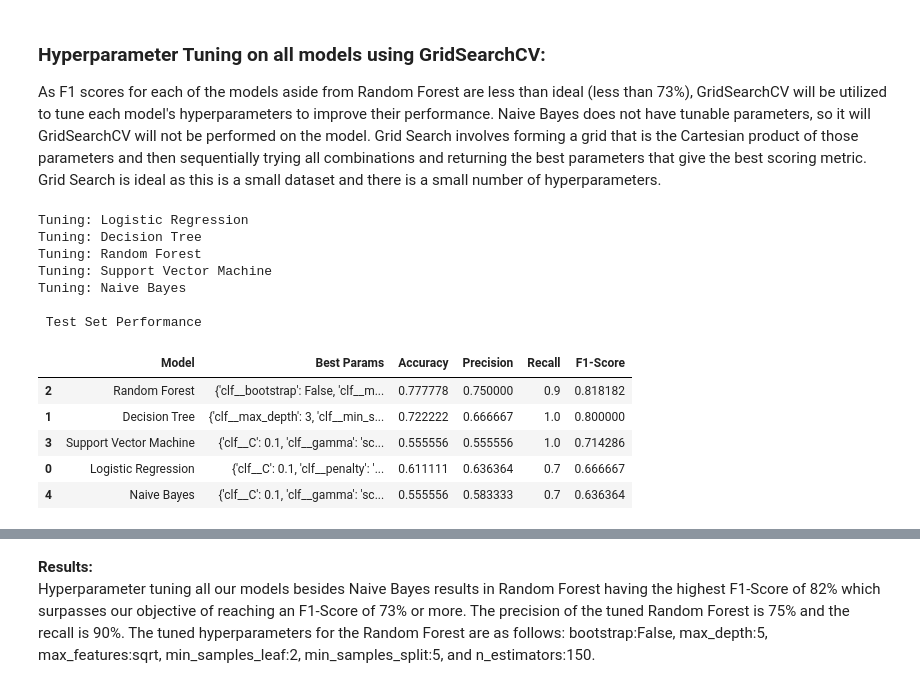
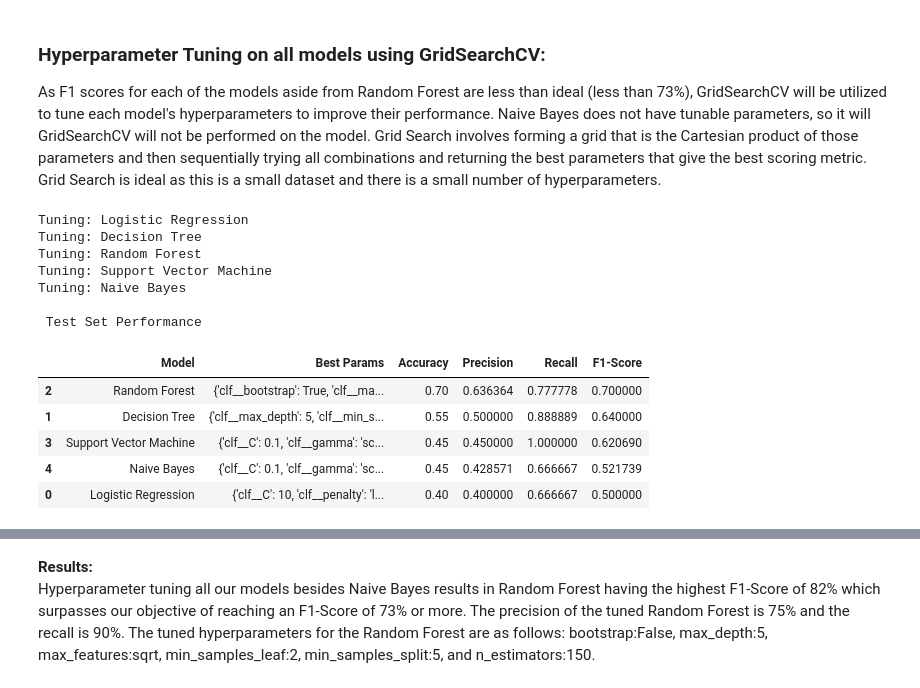
Before and after one commit to Sooihk/Apziva-Project-Happy-Customers, a Jupyter notebook: notebooks/HappyCustomers.ipynb, the cells around one changed output, grey strips where cells are left out. Saved outputs shown, nothing was run; the diff lists cells and outputs as text; code cells hidden in the pictures.

```diff
--- a/notebooks/HappyCustomers.ipynb
+++ b/notebooks/HappyCustomers.ipynb
@@ -297,13 +310,16 @@ The following classification models will be used to predict of a customer is hap
 - Naive Bayes (Bayes Theorem probabilistic classifer)
 # %%
 # Selecting features and target
-selected_features = ['Delivered_On_Time', 'Satisfied_With_Courier', 'Everything_Wanted_Ordered', 'Ordering_Ease']
-x = customer_survey[selected_features]
-y = customer_survey['Target']
-random_seed = 3
+selected_features = ['Delivered_On_Time', 'Satisfied_With_Courier', 'Everything_Wanted_Ordered', 'Ordering_Ease']#,'Contents_As_Expected', 'Good_Price']
+#x = customer_survey[selected_features]
+#y = customer_survey['Target']
+random_seed = 42
 
 # Splitting Dataset
-x_train, x_test, y_train, y_test = train_test_split(x, y, test_size=0.14, random_state=random_seed)
+#x_train, x_test, y_train, y_test = train_test_split(x, y, test_size=0.14, random_state=random_seed)
+x_train = X_train[selected_features]
+x_test = X_test[selected_features]
+
 x_train.to_csv('../data/processed/final_x_train.csv', index=False)
 y_train.to_csv('../data/processed/final_y_train.csv', index=False)
 x_test.to_csv('../data/processed/final_x_test.csv', index=False)
@@ -367,15 +396,17 @@ OSError: Cannot save file into a non-existent directory: 'Apziva Project 1\data\
 ### Hyperparameter Tuning on all models using GridSearchCV:
 As F1 scores for each of the models aside from Random Forest are less than ideal (less than 73%), GridSearchCV will be utilized to tune each model's hyperparameters to improve their performance. Naive Bayes does not have tunable parameters, so it will GridSearchCV will not be performed on the model. Grid Search involves forming a grid that is the Cartesian product of those parameters and then sequentially trying all combinations and returning the best parameters that give the best scoring metric. Grid Search is ideal as this is a small dataset and there is a small number of hyperparameters.
 # %%
+from sklearn.model_selection import StratifiedKFold
+cv_strategy = StratifiedKFold(n_splits=5, shuffle=True, random_state=42)
 
 # Feature selection
-selected_features = ['Delivered_On_Time', 'Satisfied_With_Courier', 'Everything_Wanted_Ordered', 'Ordering_Ease']
-x = customer_survey[selected_features]
-y = customer_survey['Target']
-random_seed = 3
+#selected_features = ['Delivered_On_Time', 'Satisfied_With_Courier', 'Everything_Wanted_Ordered', 'Ordering_Ease']
+#x = customer_survey[selected_features]
+#y = customer_survey['Target']
+#random_seed = 3
 
 # Train-test split
-x_train, x_test, y_train, y_test = train_test_split(x, y, test_size=0.14, random_state=random_seed)
+#x_train, x_test, y_train, y_test = train_test_split(x, y, test_size=0.14, random_state=random_seed)
 
 # Define hyperparameter grids for each model, use clf__parameter format due to using Pipeline
 param_grids = {
@@ -392,12 +423,12 @@ param_grids = {
     },
 
     'Random Forest': {
-        'clf__n_estimators': [50, 100, 150], # Number of trees in forest, more trees leads to better generalization
-        'clf__max_depth': [3, 5, 10, None], # Tree depth limit per tree
-        'clf__min_samples_split': [2, 5], # threshold for when a node should split
-        'clf__min_samples_leaf': [1, 2], # mininum number of samples required in a leaf
-        'clf__max_features': ['sqrt', 'log2'], # number of features to consider at each split
-        'clf__bootstrap' : [True, False]
+        'clf__n_estimators': [50, 100, 150, 200],          # More trees for stability
+        'clf__max_depth': [None, 3,5,10],             # Prevent overfitting, allow flexibility
+        'clf__min_samples_split': [2, 5],              # Standard for small data
+        'clf__min_samples_leaf': [1, 2],               # Allow fine-grained learning
+        'clf__max_features': ['sqrt'],                 # Best practice for classification
+        'clf__bootstrap': [True]
     },
 
     'Support Vector Machine': {
@@ -426,7 +457,8 @@ for name, pipeline in model_defs.items():
     # for models with parameter grids, perform exhaustive hyperparameter search using 5-fold cross validation.
     if name in param_grids:
         # Use GridSearchCV for models with hyperparameters, optmize for F1-Score during search
-        grid = GridSearchCV(pipeline, param_grids[name], scoring='f1', cv=5, n_jobs=-1)
+        grid = GridSearchCV(pipeline, param_grids[name], scoring='f1', cv=cv_strategy, n_jobs=-1)
+        #grid = GridSearchCV(pipeline, param_grids[name], scoring='f1', cv=5, n_jobs=-1)
         grid.fit(x_train, y_train)
         # obtain model trained with best hyperparameters during grid search
         best_model = grid.best_estimator_
@@ -438,38 +470,38 @@ for name, pipeline in model_defs.items():
     # Predict on test subdataset
     y_test_pred = best_model.predict(x_test)
 
     # Test metrics
     test_report = classification_report(y_test, y_test_pred, output_dict=True, zero_division=0)
     test_results.append({
         'Model': name,
         "Best Params": grid.best_params_,
         'Accuracy': accuracy_score(y_test, y_test_pred),
         'Precision': test_report['1']['precision'],
         'Recall': test_report['1']['recall'],
         'F1-Score': test_report['1']['f1-score']
     })
 
 
 # Create results DataFrames
 tunned_test_metrics = pd.DataFrame(test_results).sort_values(by='F1-Score', ascending=False)
 
 # Output both DataFrames
 print("\n Test Set Performance")
 display(tunned_test_metrics)
 # %% [output]
 Tuning: Logistic Regression
 Tuning: Decision Tree
 Tuning: Random Forest
 Tuning: Support Vector Machine
 Tuning: Naive Bayes
 
  Test Set Performance
 |  | Model | Best Params | Accuracy | Precision | Recall | F1-Score |
-| 2 | Random Forest | {'clf__bootstrap': False, 'clf__m... | 0.777778 | 0.750000 | 0.9 | 0.818182 |
-| 1 | Decision Tree | {'clf__max_depth': 3, 'clf__min_s... | 0.722222 | 0.666667 | 1.0 | 0.800000 |
-| 3 | Support Vector Machine | {'clf__C': 0.1, 'clf__gamma': 'sc... | 0.555556 | 0.555556 | 1.0 | 0.714286 |
-| 0 | Logistic Regression | {'clf__C': 0.1, 'clf__penalty': '... | 0.611111 | 0.636364 | 0.7 | 0.666667 |
-| 4 | Naive Bayes | {'clf__C': 0.1, 'clf__gamma': 'sc... | 0.555556 | 0.583333 | 0.7 | 0.636364 |
+| 2 | Random Forest | {'clf__bootstrap': True, 'clf__ma... | 0.70 | 0.636364 | 0.777778 | 0.700000 |
+| 1 | Decision Tree | {'clf__max_depth': 5, 'clf__min_s... | 0.55 | 0.500000 | 0.888889 | 0.640000 |
+| 3 | Support Vector Machine | {'clf__C': 0.1, 'clf__gamma': 'sc... | 0.45 | 0.450000 | 1.000000 | 0.620690 |
+| 4 | Naive Bayes | {'clf__C': 0.1, 'clf__gamma': 'sc... | 0.45 | 0.428571 | 0.666667 | 0.521739 |
+| 0 | Logistic Regression | {'clf__C': 10, 'clf__penalty': 'l... | 0.40 | 0.400000 | 0.666667 | 0.500000 |
 # %%
 # Merge on 'Model' column suffixes differentiate the untuned and tuned F1 scores
 combined_f1_scores = test_metrics[['Model', 'F1-Score']].merge(
```
Also changed, not shown: parts of 3 cells of this notebook.
